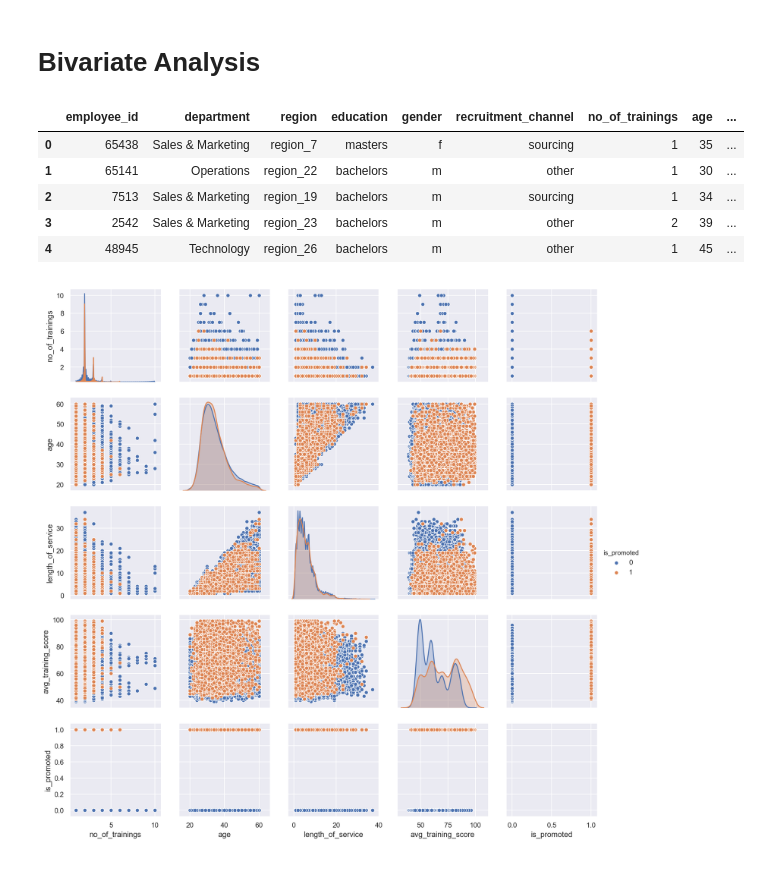
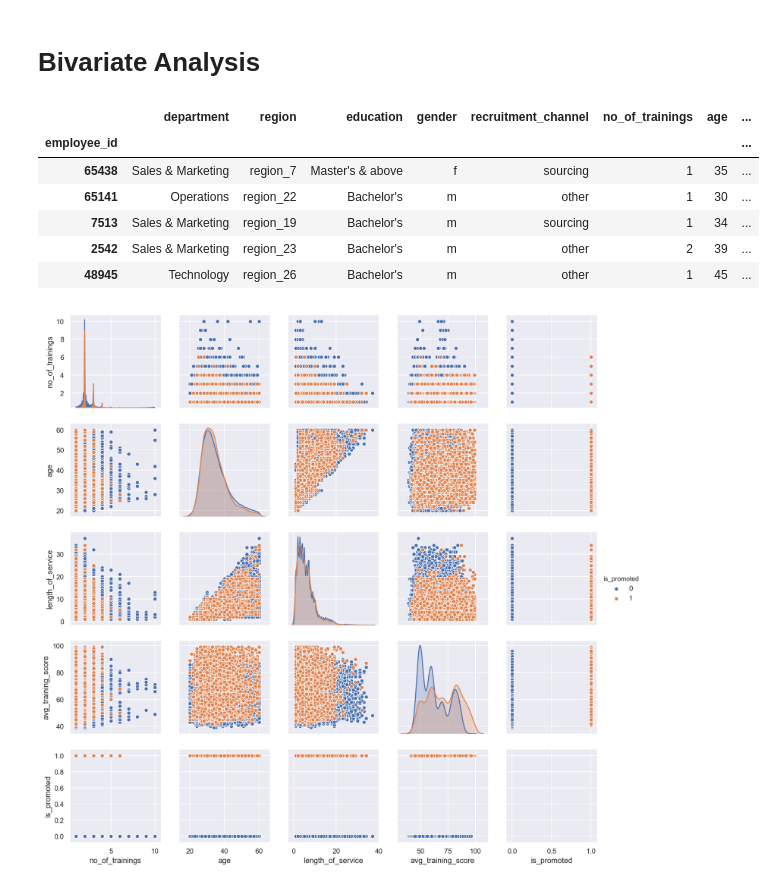
Before and after one commit to MayukhSobo/AnalyticsVidya_Contests, a Jupyter notebook: HR_Analytics/EDA.ipynb, the cells around one changed output. Drawn from its saved outputs; the diff is of its cells as text; code cells hidden in the pictures.

```diff
--- a/HR_Analytics/EDA.ipynb
+++ b/HR_Analytics/EDA.ipynb
@@ -22,3 +22,7 @@ plt.style.use('ggplot')
 sns.set(rc={'figure.figsize':(12, 8)})
 # %% [markdown]
 ## 0. Introduction
+# %%
+train = pd.read_csv('./data/train.csv', index_col='employee_id')
+test = pd.read_csv('./data/test.csv', index_col='employee_id')
+test['is_promoted'] = 2
@@ -267,12 +280,13 @@ plt.show()
 # %% [markdown]
 # Bivariate Analysis
 # %%
-data.head()
+train.head()
 # %% [output]
-|  | employee_id | department | region | education | gender | recruitment_channel | no_of_trainings | age | ... |
-| 0 | 65438 | Sales & Marketing | region_7 | masters | f | sourcing | 1 | 35 | ... |
-| 1 | 65141 | Operations | region_22 | bachelors | m | other | 1 | 30 | ... |
-| 2 | 7513 | Sales & Marketing | region_19 | bachelors | m | sourcing | 1 | 34 | ... |
-| 3 | 2542 | Sales & Marketing | region_23 | bachelors | m | other | 2 | 39 | ... |
-| 4 | 48945 | Technology | region_26 | bachelors | m | other | 1 | 45 | ... |
+|  | department | region | education | gender | recruitment_channel | no_of_trainings | age | ... |
+| employee_id |  |  |  |  |  |  |  | ... |
+| 65438 | Sales & Marketing | region_7 | Master's & above | f | sourcing | 1 | 35 | ... |
+| 65141 | Operations | region_22 | Bachelor's | m | other | 1 | 30 | ... |
+| 7513 | Sales & Marketing | region_19 | Bachelor's | m | sourcing | 1 | 34 | ... |
+| 2542 | Sales & Marketing | region_23 | Bachelor's | m | other | 2 | 39 | ... |
+| 48945 | Technology | region_26 | Bachelor's | m | other | 1 | 45 | ... |
 # %%
```
Also changed, not shown: parts of 46 cells of this notebook.
